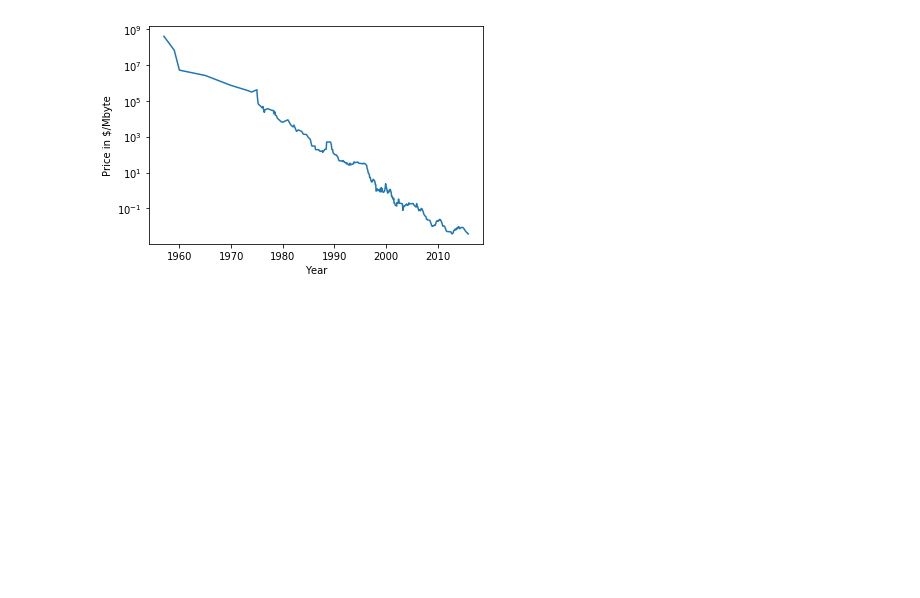
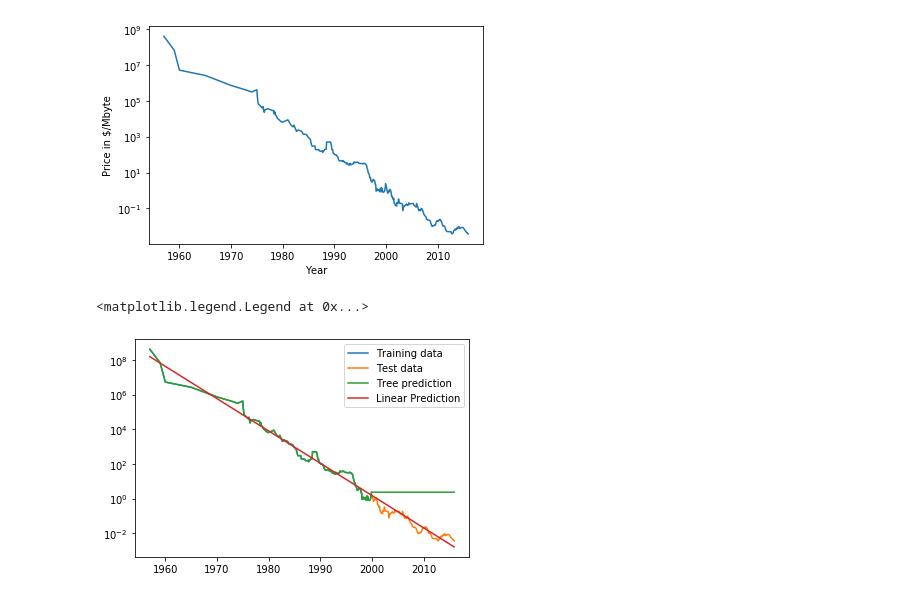
Before and after one commit to fidemin/machine-learning-practice, a Jupyter notebook: intro-to-ml-python/chapter02/decision_tree.ipynb, the cells around one changed output. Drawn from its saved outputs; the diff is of its cells as text; code cells hidden in the pictures; blank space fills up the shorter version.

Commit message:
decission_tree

```diff
--- a/intro-to-ml-python/chapter02/decision_tree.ipynb
+++ b/intro-to-ml-python/chapter02/decision_tree.ipynb
@@ -80,3 +80,38 @@ plt.ylabel('Price in $/Mbyte')
 # %% [output]
 Text(0, 0.5, 'Price in $/Mbyte')
 [figure]
+# %%
+from sklearn.tree import DecisionTreeRegressor
+from sklearn.linear_model import LinearRegression
+
+# use historical data to forecast prices after the year 2000
+data_train = ram_prices[ram_prices.date < 2000]
+data_test = ram_prices[ram_prices.date >= 2000]
+
+# predict prices based on date
+# 1d array to column vector
+X_train = data_train.date[:, np.newaxis]
+# we use a log-transform to get a simpler relationship of data to target
+y_train = np.log(data_train.price)
+
+tree = DecisionTreeRegressor().fit(X_train, y_train)
+linear_reg = LinearRegression().fit(X_train, y_train)
+
+# predict on all data
+X_all = ram_prices.date[:, np.newaxis]
+
+pred_tree = tree.predict(X_all)
+pred_lr = linear_reg.predict(X_all)
+
+# undo log-transform
+price_tree = np.exp(pred_tree)
+price_lr = np.exp(pred_lr)
+# %%
+plt.semilogy(data_train.date, data_train.price, label='Training data')
+plt.semilogy(data_test.date, data_test.price, label='Test data')
+plt.semilogy(ram_prices.date, price_tree, label='Tree prediction')
+plt.semilogy(ram_prices.date, price_lr, label='Linear Prediction')
+plt.legend()
+# %% [output]
+<matplotlib.legend.Legend at 0x...>
+[figure, added]
```
